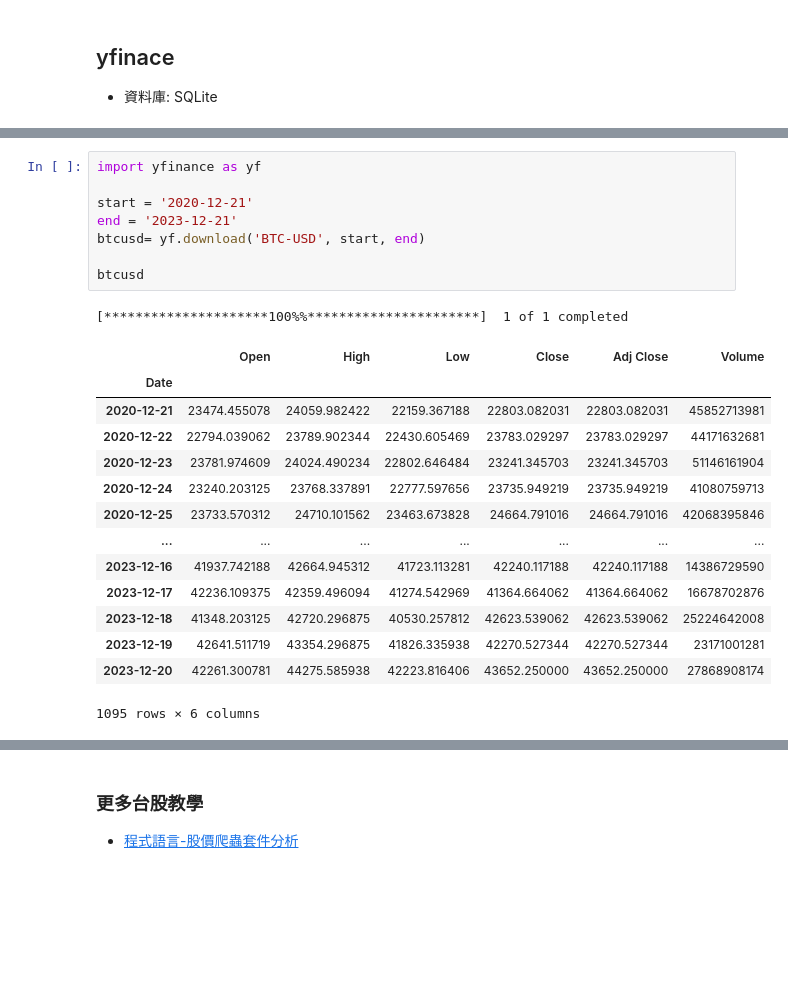
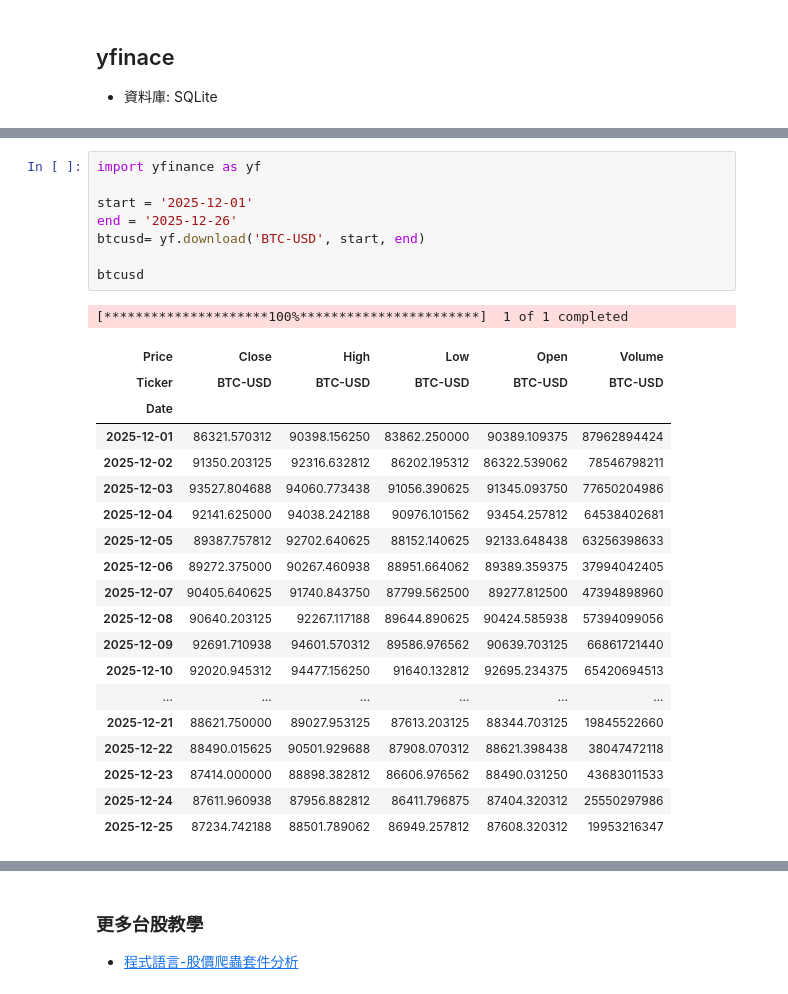
Before and after one commit to willismax/MediaSystem-Python-Course, a Jupyter notebook: 10.sql/SQLite資料庫CRUD.ipynb, the cells around one changed output, grey strips where cells are left out. Cells and saved outputs as stored; diff of their text form; blank space fills up the shorter version.

```diff
--- a/10.sql/SQLite資料庫CRUD.ipynb
+++ b/10.sql/SQLite資料庫CRUD.ipynb
@@ -175,27 +157,32 @@ Successfully installed lxml-4.7.1 yfinance-0.1.67
 # %%
 import yfinance as yf
 
-start = '2020-12-21'
-end = '2023-12-21'
+start = '2025-12-01'
+end = '2025-12-26'
 btcusd= yf.download('BTC-USD', start, end)
 
 btcusd
 # %% [output]
-[*********************100%%**********************]  1 of 1 completed
+[*********************100%***********************]  1 of 1 completed
-|  | Open | High | Low | Close | Adj Close | Volume |
-| Date |  |  |  |  |  |  |
-| 2020-12-21 | 23474.455078 | 24059.982422 | 22159.367188 | 22803.082031 | 22803.082031 | 45852713981 |
-| 2020-12-22 | 22794.039062 | 23789.902344 | 22430.605469 | 23783.029297 | 23783.029297 | 44171632681 |
-| 2020-12-23 | 23781.974609 | 24024.490234 | 22802.646484 | 23241.345703 | 23241.345703 | 51146161904 |
-| 2020-12-24 | 23240.203125 | 23768.337891 | 22777.597656 | 23735.949219 | 23735.949219 | 41080759713 |
-| 2020-12-25 | 23733.570312 | 24710.101562 | 23463.673828 | 24664.791016 | 24664.791016 | 42068395846 |
-| ... | ... | ... | ... | ... | ... | ... |
-| 2023-12-16 | 41937.742188 | 42664.945312 | 41723.113281 | 42240.117188 | 42240.117188 | 14386729590 |
-| 2023-12-17 | 42236.109375 | 42359.496094 | 41274.542969 | 41364.664062 | 41364.664062 | 16678702876 |
-| 2023-12-18 | 41348.203125 | 42720.296875 | 40530.257812 | 42623.539062 | 42623.539062 | 25224642008 |
-| 2023-12-19 | 42641.511719 | 43354.296875 | 41826.335938 | 42270.527344 | 42270.527344 | 23171001281 |
-| 2023-12-20 | 42261.300781 | 44275.585938 | 42223.816406 | 43652.250000 | 43652.250000 | 27868908174 |
+| Price | Close | High | Low | Open | Volume |
+| Ticker | BTC-USD | BTC-USD | BTC-USD | BTC-USD | BTC-USD |
+| Date |  |  |  |  |  |
+| 2025-12-01 | 86321.570312 | 90398.156250 | 83862.250000 | 90389.109375 | 87962894424 |
+| 2025-12-02 | 91350.203125 | 92316.632812 | 86202.195312 | 86322.539062 | 78546798211 |
+| 2025-12-03 | 93527.804688 | 94060.773438 | 91056.390625 | 91345.093750 | 77650204986 |
+| 2025-12-04 | 92141.625000 | 94038.242188 | 90976.101562 | 93454.257812 | 64538402681 |
+| 2025-12-05 | 89387.757812 | 92702.640625 | 88152.140625 | 92133.648438 | 63256398633 |
+| 2025-12-06 | 89272.375000 | 90267.460938 | 88951.664062 | 89389.359375 | 37994042405 |
+| 2025-12-07 | 90405.640625 | 91740.843750 | 87799.562500 | 89277.812500 | 47394898960 |
+| 2025-12-08 | 90640.203125 | 92267.117188 | 89644.890625 | 90424.585938 | 57394099056 |
+| 2025-12-09 | 92691.710938 | 94601.570312 | 89586.976562 | 90639.703125 | 66861721440 |
+| 2025-12-10 | 92020.945312 | 94477.156250 | 91640.132812 | 92695.234375 | 65420694513 |
+| ... | ... | ... | ... | ... | ... |
+| 2025-12-21 | 88621.750000 | 89027.953125 | 87613.203125 | 88344.703125 | 19845522660 |
+| 2025-12-22 | 88490.015625 | 90501.929688 | 87908.070312 | 88621.398438 | 38047472118 |
+| 2025-12-23 | 87414.000000 | 88898.382812 | 86606.976562 | 88490.031250 | 43683011533 |
+| 2025-12-24 | 87611.960938 | 87956.882812 | 86411.796875 | 87404.320312 | 25550297986 |
+| 2025-12-25 | 87234.742188 | 88501.789062 | 86949.257812 | 87608.320312 | 19953216347 |
-1095 rows × 6 columns
 # %%
 btcusd['Close'].plot(figsize=(10,6))
 btcusd['High'].plot(figsize=(10,6))
```
Also changed, not shown: parts of 8 cells of this notebook.
